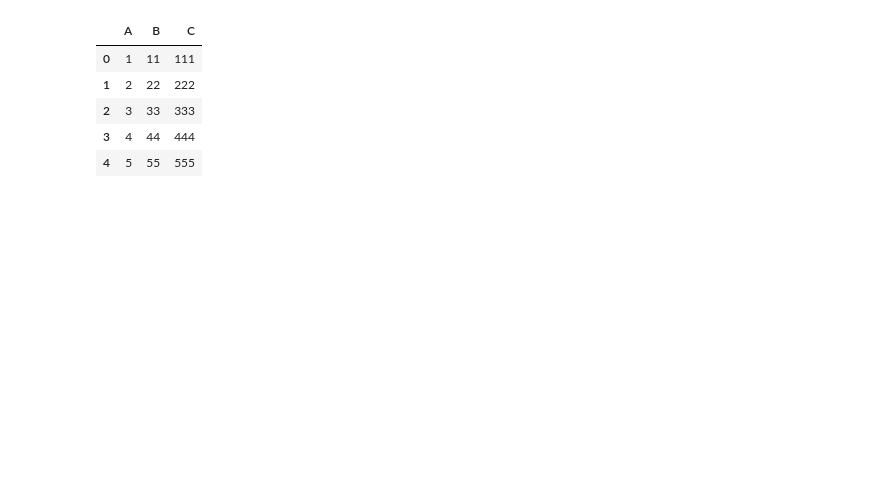
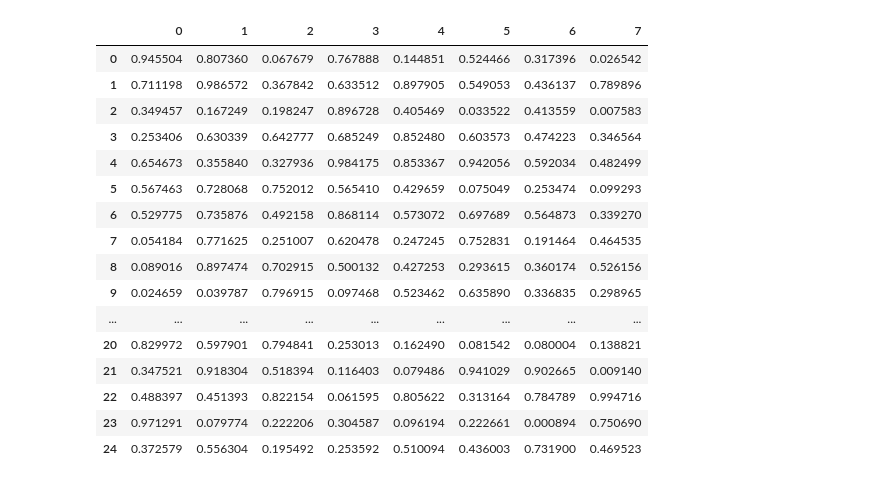
Before and after one commit to lucaagozzino/Fantapalla_simulazioni, a Jupyter notebook: Untitled.ipynb, the cells around one changed output. Drawn from its saved outputs; the diff is of its cells as text; code cells hidden in the pictures; blank space fills up the shorter version.

```diff
--- a/Untitled.ipynb
+++ b/Untitled.ipynb
@@ -4,27 +4,35 @@ import pandas as pd
 # %%
 #Importing libraries
 import pandas as pd
-df = pd.DataFrame({'A':[1,2,3,4,5],      # Sample dataframe for testing purpose
-    'B':[11,22,33,44,55],
-    'C':[111,222,333,444,555]
-})
+df = pd.DataFrame(np.random.rand(25,8))
 df.head()
 # We want to color cell at <3,2>. Coloring the background red, and text color Violet
 # Custom function to color the desired cell
 def styling_specific_cell(x,row_idx,col_idx):
     color = 'background-color: red; color: violet'
     df_styler = pd.DataFrame('', index=x.index, columns=x.columns)
     df_styler.iloc[row_idx, col_idx] = color
     return df_styler
 idx_r = 3   # Row index of cell to color
 idx_c = 2   # Column index of cell to color
 # Pass the row and column index as kwargs
 df.style.apply(styling_specific_cell, row_idx = idx_r, col_idx = idx_c, axis = None)  # Axis set to None to work on entire dataframe
 # %% [output]
-|  | A | B | C |
-| 0 | 1 | 11 | 111 |
-| 1 | 2 | 22 | 222 |
-| 2 | 3 | 33 | 333 |
-| 3 | 4 | 44 | 444 |
-| 4 | 5 | 55 | 555 |
+|  | 0 | 1 | 2 | 3 | 4 | 5 | 6 | 7 |
+| 0 | 0.945504 | 0.807360 | 0.067679 | 0.767888 | 0.144851 | 0.524466 | 0.317396 | 0.026542 |
+| 1 | 0.711198 | 0.986572 | 0.367842 | 0.633512 | 0.897905 | 0.549053 | 0.436137 | 0.789896 |
+| 2 | 0.349457 | 0.167249 | 0.198247 | 0.896728 | 0.405469 | 0.033522 | 0.413559 | 0.007583 |
+| 3 | 0.253406 | 0.630339 | 0.642777 | 0.685249 | 0.852480 | 0.603573 | 0.474223 | 0.346564 |
+| 4 | 0.654673 | 0.355840 | 0.327936 | 0.984175 | 0.853367 | 0.942056 | 0.592034 | 0.482499 |
+| 5 | 0.567463 | 0.728068 | 0.752012 | 0.565410 | 0.429659 | 0.075049 | 0.253474 | 0.099293 |
+| 6 | 0.529775 | 0.735876 | 0.492158 | 0.868114 | 0.573072 | 0.697689 | 0.564873 | 0.339270 |
+| 7 | 0.054184 | 0.771625 | 0.251007 | 0.620478 | 0.247245 | 0.752831 | 0.191464 | 0.464535 |
+| 8 | 0.089016 | 0.897474 | 0.702915 | 0.500132 | 0.427253 | 0.293615 | 0.360174 | 0.526156 |
+| 9 | 0.024659 | 0.039787 | 0.796915 | 0.097468 | 0.523462 | 0.635890 | 0.336835 | 0.298965 |
+| ... | ... | ... | ... | ... | ... | ... | ... | ... |
+| 20 | 0.829972 | 0.597901 | 0.794841 | 0.253013 | 0.162490 | 0.081542 | 0.080004 | 0.138821 |
+| 21 | 0.347521 | 0.918304 | 0.518394 | 0.116403 | 0.079486 | 0.941029 | 0.902665 | 0.009140 |
+| 22 | 0.488397 | 0.451393 | 0.822154 | 0.061595 | 0.805622 | 0.313164 | 0.784789 | 0.994716 |
+| 23 | 0.971291 | 0.079774 | 0.222206 | 0.304587 | 0.096194 | 0.222661 | 0.000894 | 0.750690 |
+| 24 | 0.372579 | 0.556304 | 0.195492 | 0.253592 | 0.510094 | 0.436003 | 0.731900 | 0.469523 |
 # %%
```
Also changed, not shown: parts of 6 cells of this notebook, 2 other files.
